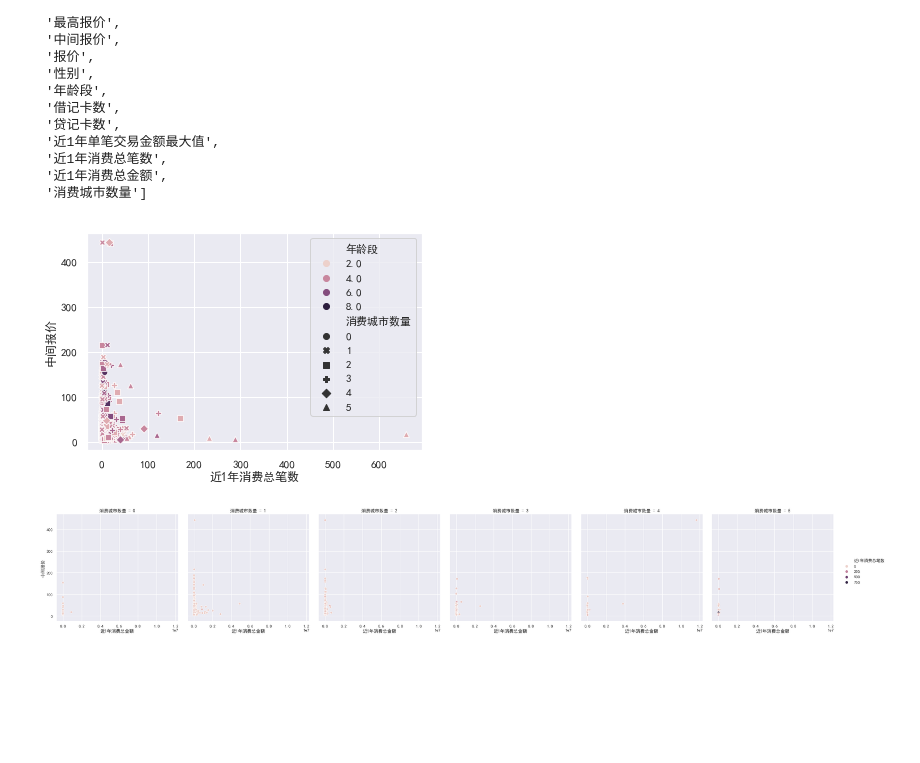
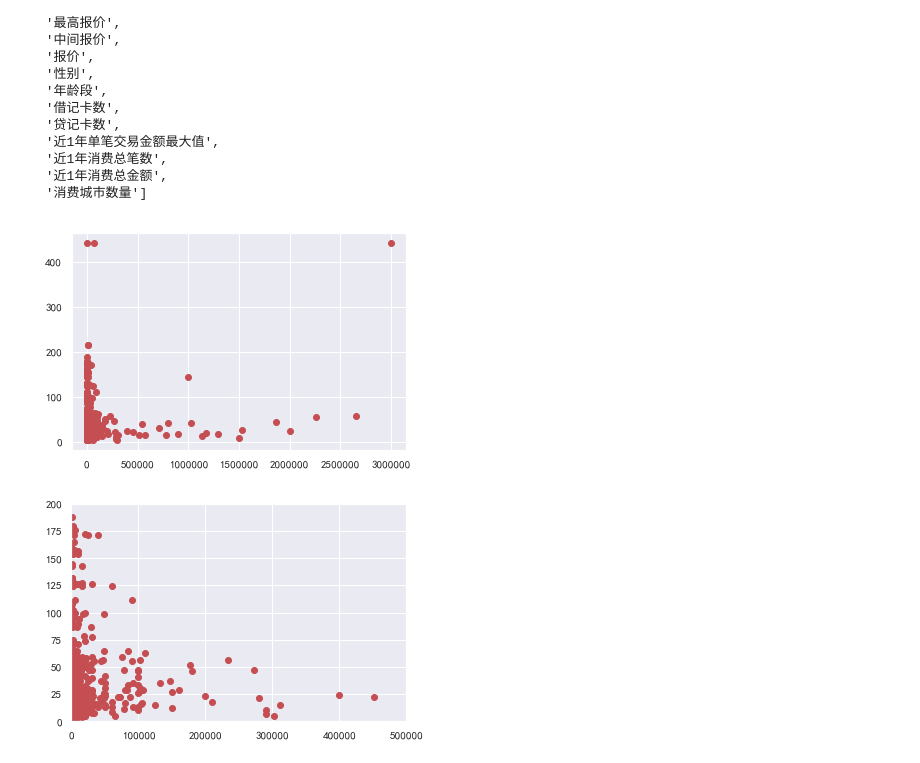
Before and after one commit to 314-studio/Car-Recommendation, a Jupyter notebook: DataCleaning.ipynb, the cells around one changed output. Saved outputs shown, nothing was run; the diff lists cells and outputs as text; code cells hidden in the pictures; blank space fills up the shorter version.

```diff
--- a/DataCleaning.ipynb
+++ b/DataCleaning.ipynb
@@ -78,10 +78,21 @@ column_names
  '近1年消费总金额',
  '消费城市数量']
 # %%
-ax = sns.scatterplot(x = column_names[-3], y = y_column_name, hue=column_names[-7], style=column_names[-1], data = expances_data)
+#ax = sns.scatterplot(x = column_names[-3], y = y_column_name, hue=column_names[-7], style=column_names[-1], data = expances_data)
+y = expances_data.iloc[:, 5].values
+X = expances_data.iloc[:, -4].values
+
+plt.plot(X, y, 'ro')
+plt.show()
 # %% [output]
-[figure, old version]
+[figure, new version]
 # %%
 #sns.relplot(x=column_names[-2], y=y_column_name, hue=column_names[-3], col=column_names[-1], data=expances_data);
+y = expances_data.iloc[:, 5].values
+X = expances_data.iloc[:, -4].values
+
+plt.plot(X, y, 'ro')
+plt.axis([0, 500000, 0, 200])
+plt.show()
 # %% [output]
-[figure, old version]
+[figure, new version]
```
Also changed, not shown: parts of 2 cells of this notebook.
